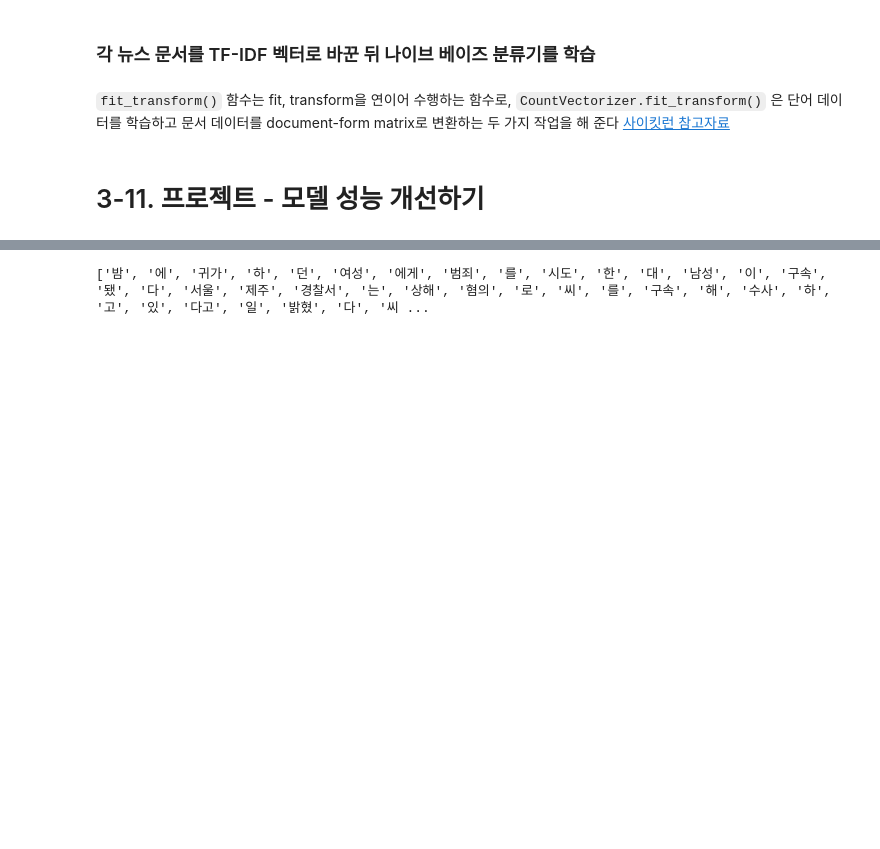
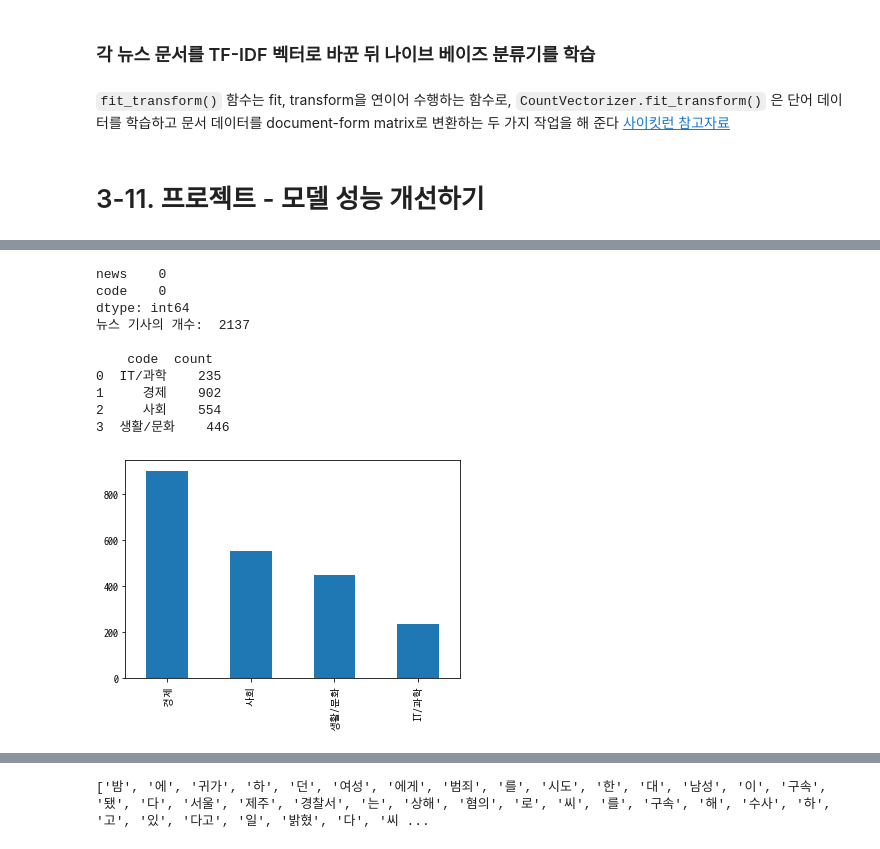
Before and after one commit to byhankim/aiffel, a Jupyter notebook: e/E03_crawler.ipynb, the cells around one changed output, grey strips where cells are left out. Drawn from its saved outputs; the diff is of its cells as text; code cells hidden in the pictures; blank space fills up the shorter version.

```diff
--- a/e/E03_crawler.ipynb
+++ b/e/E03_crawler.ipynb
@@ -341,0 +354,33 @@ print(metrics.classification_report(y_test, y_pred))
+# %%
+#. 저장해둔 csv파일을 다시 읽어서 dataframe으로 저장하기 위한 코드
+import os
+import pandas as pd
+csv_path = os.getenv("HOME") + "/aiffel/news_crawler/news_data2.csv"
+df = pd.read_table(csv_path, sep=',')
+df.head()
+
+# 정규 표현식을 이용해서 한글 외의 문자는 전부 제거
+df['news'] = df['news'].str.replace("[^ㄱ-ㅎㅏ-ㅣ가-힣 ]","")
+df['news']
+
+# data에 null값이 있진 않은지 확인
+print(df.isnull().sum())
+
+# 중복된 샘플들을 제거합니다.
+df.drop_duplicates(subset=['news'], inplace=True)
+
+print('뉴스 기사의 개수: ',len(df),'\n')
+df['code'].value_counts().plot(kind = 'bar')
+print(df.groupby('code').size().reset_index(name = 'count'))
+# %% [output]
+news    0
+code    0
+dtype: int64
+뉴스 기사의 개수:  2137
+
+    code  count
+0  IT/과학    235
+1     경제    902
+2     사회    554
+3  생활/문화    446
+[figure, added]
```
Also changed, not shown: parts of 39 cells of this notebook, 22 other files.
